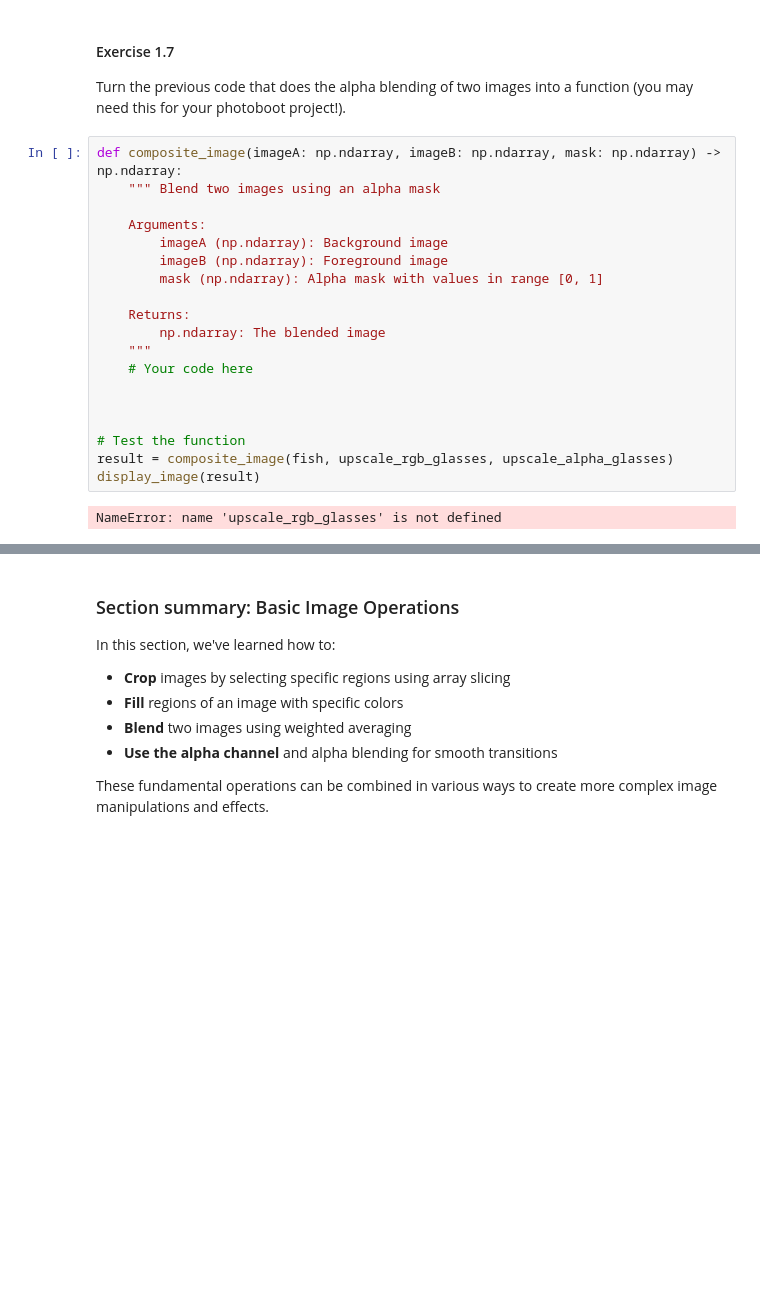
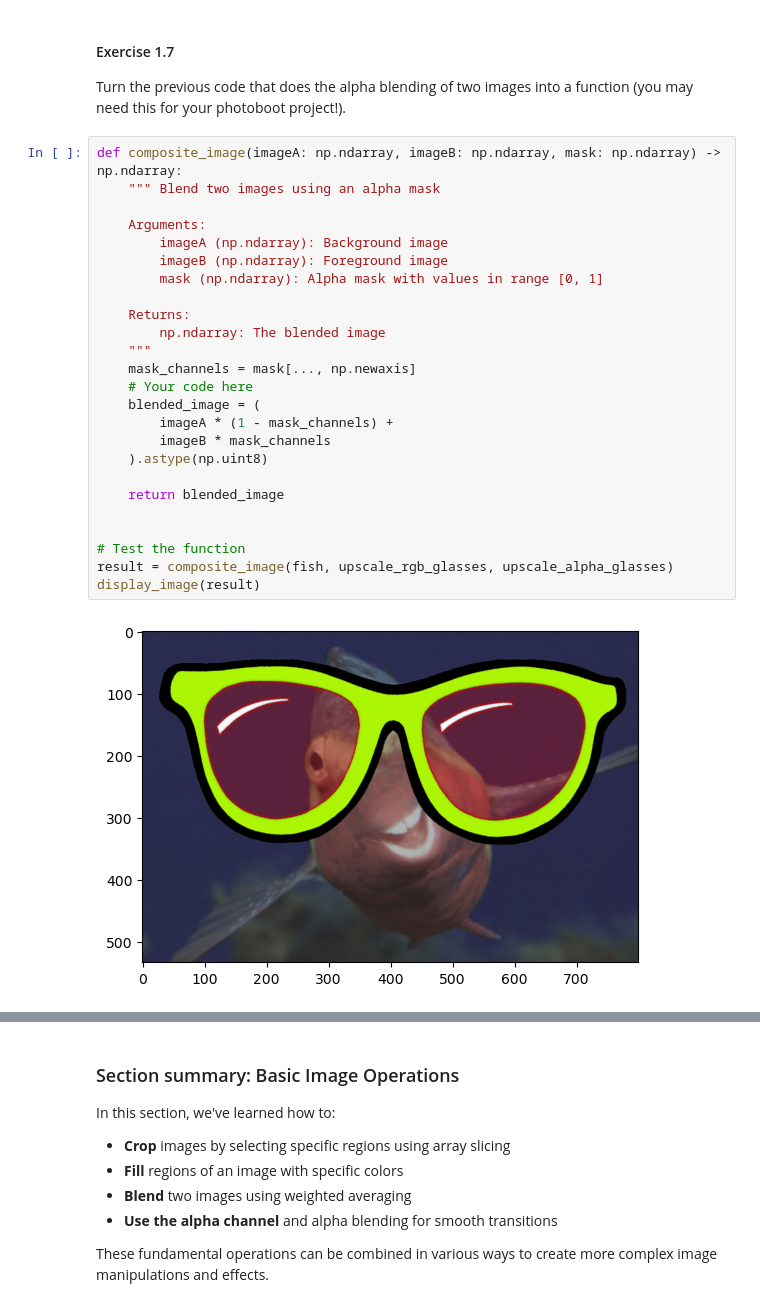
Before and after one commit to ThibaultLaunois/CampNum-20-ACV, a Jupyter notebook: ACV_Part1_OpenCV.ipynb, the cells around one changed output, grey strips where cells are left out. Drawn from its saved outputs; the diff is of its cells as text; blank space fills up the shorter version.

```diff
--- a/ACV_Part1_OpenCV.ipynb
+++ b/ACV_Part1_OpenCV.ipynb
@@ -589,22 +653,28 @@ Turn the previous code that does the alpha blending of two images into a functio
 # %%
 def composite_image(imageA: np.ndarray, imageB: np.ndarray, mask: np.ndarray) -> np.ndarray:
     """ Blend two images using an alpha mask
 
     Arguments:
         imageA (np.ndarray): Background image
         imageB (np.ndarray): Foreground image
         mask (np.ndarray): Alpha mask with values in range [0, 1]
 
     Returns:
         np.ndarray: The blended image
     """
+    mask_channels = mask[..., np.newaxis]
     # Your code here
+    blended_image = (
+        imageA * (1 - mask_channels) +
+        imageB * mask_channels
+    ).astype(np.uint8)
 
+    return blended_image
 
 
 # Test the function
 result = composite_image(fish, upscale_rgb_glasses, upscale_alpha_glasses)
 display_image(result)
 # %% [output]
-NameError: name 'upscale_rgb_glasses' is not defined
+[figure, added]
 # %% [markdown]
```
Also changed, not shown: parts of 10 cells of this notebook.
